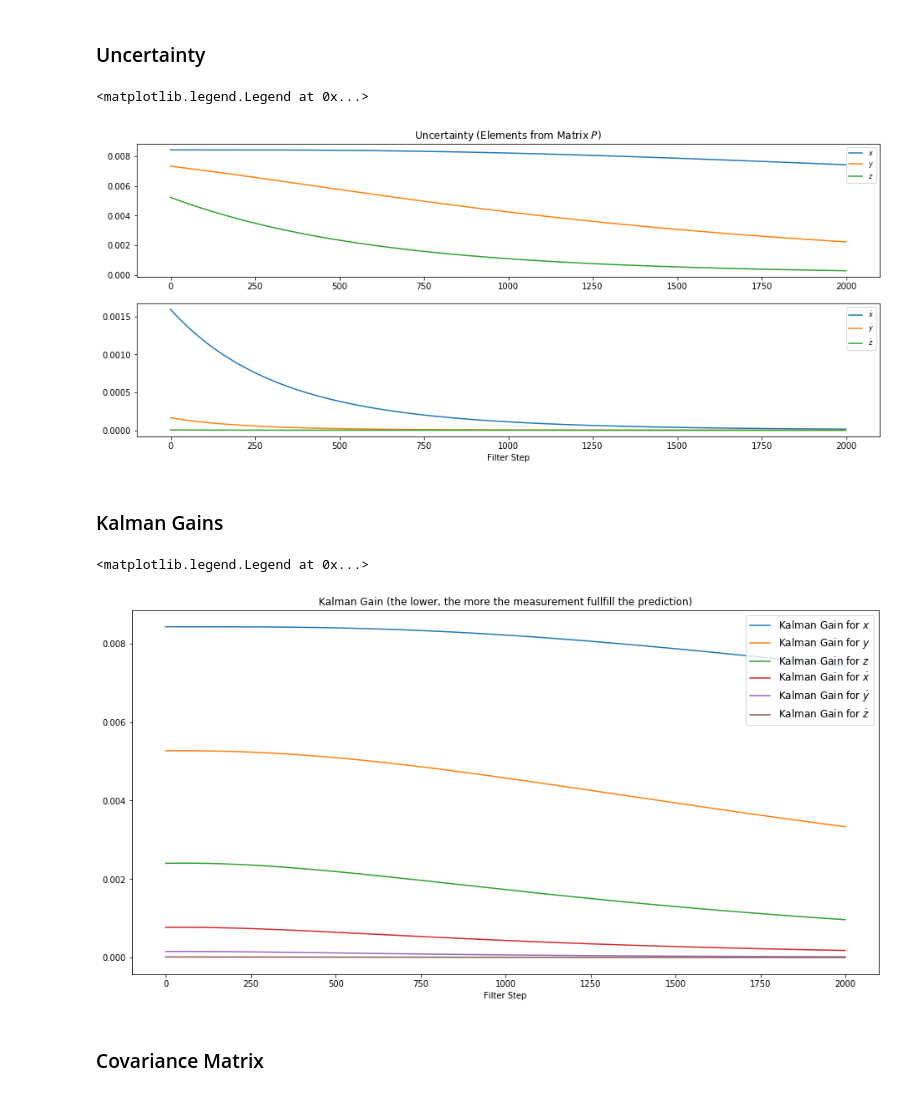
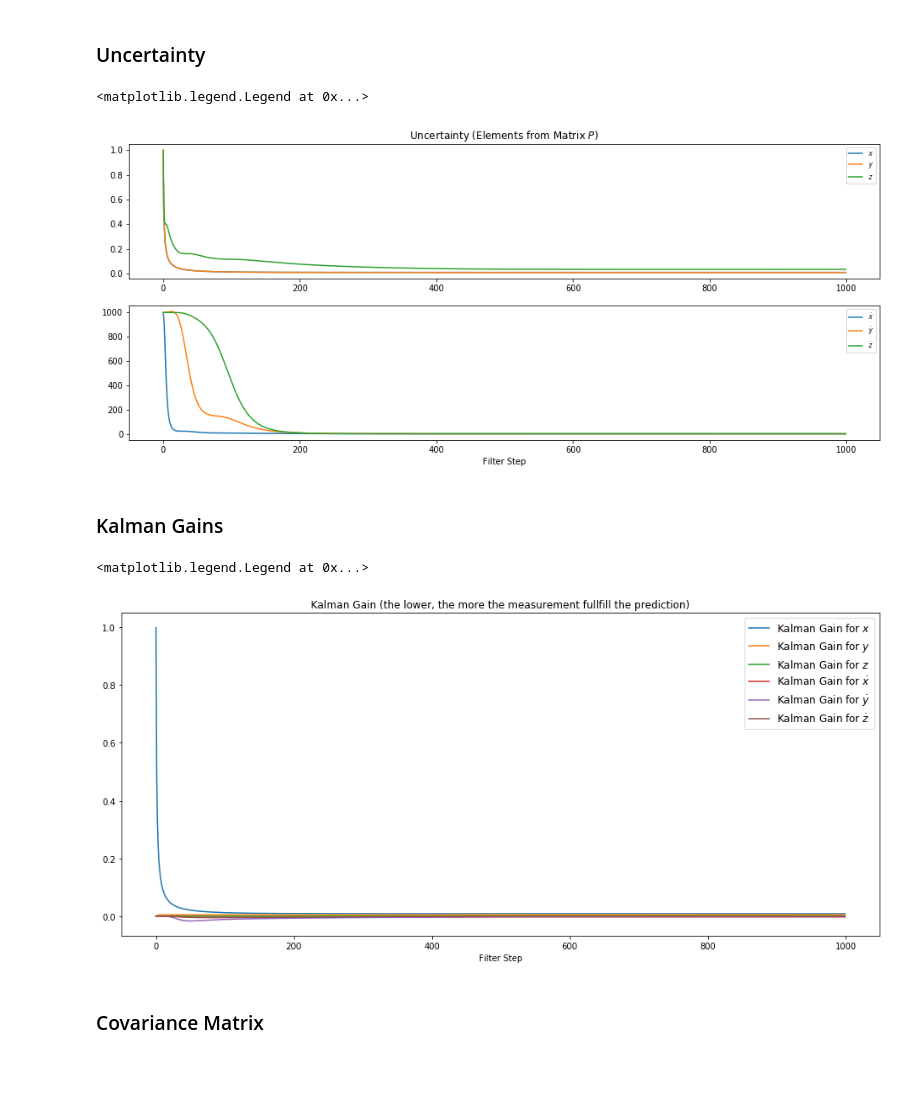
Before and after one commit to diggerdata/kolt_kalman_filter, a Jupyter notebook: Kolt-Kalman-Filter.ipynb, the cells around one changed output. Saved outputs shown, nothing was run; the diff lists cells and outputs as text; code cells hidden in the pictures; blank space fills up the shorter version.

```diff
--- a/Kolt-Kalman-Filter.ipynb
+++ b/Kolt-Kalman-Filter.ipynb
@@ -29,7 +15,7 @@ $$y = \begin{bmatrix}1 & 0 & 0 & 0 & 0 & 0 & 0 & 0 & 0 \\ 0 & 1 & 0 & 0 & 0 & 0
 # %% [markdown]
 #### Initial Uncertainty
 # %%
-P = 100.0*np.eye(6)
+P = 1000.0*np.eye(6)
 
 fig = plt.figure(figsize=(6, 6))
 im = plt.imshow(P, interpolation="none", cmap=plt.get_cmap('binary'))
@@ -130,7 +116,7 @@ Qs*Qs.T
 # %% [output]
 $$\left[\begin{matrix}0.25 \Delta t^{4} & 0.25 \Delta t^{4} & 0.25 \Delta t^{4} & 0.5 \Delta t^{3} & 0.5 \Delta t^{3} & 0.5 \Delta t^{3}\\0.25 \Delta t^{4} & 0.25 \Delta t^{4} & 0.25 \Delta t^{4} & 0.5 \Delta t^{3} & 0.5 \Delta t^{3} & 0.5 \Delta t^{3}\\0.25 \Delta t^{4} & 0.25 \Delta t^{4} & 0.25 \Delta t^{4} & 0.5 \Delta t^{3} & 0.5 \Delta t^{3} & 0.5 \Delta t^{3}\\0.5 \Delta t^{3} & 0.5 \Delta t^{3} & 0.5 \Delta t^{3} & \Delta t^{2} & \Delta t^{2} & \Delta t^{2}\\0.5 \Delta t^{3} & 0.5 \Delta t^{3} & 0.5 \Delta t^{3} & \Delta t^{2} & \Delta t^{2} & \Delta t^{2}\\0.5 \Delta t^{3} & 0.5 \Delta t^{3} & 0.5 \Delta t^{3} & \Delta t^{2} & \Delta t^{2} & \Delta t^{2}\end{matrix}\right]$$
 # %%
-sa = 0.0
+sa = 3.0
 G = np.matrix([[1/2.0*dt**2],
                [1/2.0*dt**2],
                [1/2.0*dt**2],
@@ -203,14 +189,14 @@ Create the dummy camera movement/vision data.
 # %%
 Hz = 100.0 # Frequency of Vision System
 dt = 1.0/Hz
-T = 20.0 # s measuremnt time
+T = 10.0 # s measuremnt time
 m = int(T/dt) # number of measurements
 
-px= 0.0 # x Position Start
-py= 0.0 # y Position Start
+px= 1.0 # x Position Start
+py= 2.0 # y Position Start
 pz= 0.0 # z Position Start
 
-cpx= 0.0 # x Camera Position Start
+cpx= 5.0 # x Camera Position Start
 cpy= 0.0 # y Camera Position Start
 cpz= 0.0 # z Camera Position Start
 
@@ -241,6 +227,7 @@ for i in range(int(m)):
 #     cvx = r*w*sin(i*dt*w)
 
     px = cpx - r*cos(i*dt*w1)*sin(i*dt*w2)
+    px += 5.0
     py = cpy - r*cos(i*dt*w1)*sin(i*dt*w2)
     pz = cpz - r*cos(i*dt*w1)
 
@@ -431,25 +418,25 @@ plt.ylabel('')
 plt.legend(loc='best',prop={'size':8})
 # %% [output]
 <matplotlib.legend.Legend at 0x...>
-[figure, old version]
+[figure, new version]
 # %% [markdown]
 ### Kalman Gains
 # %%
-fig = plt.figure(figsize=(16,8))
+fig = plt.figure(figsize=(16,7))
 plt.plot(range(len(measurements[0])),Kx, label='Kalman Gain for $x$')
 plt.plot(range(len(measurements[0])),Ky, label='Kalman Gain for $y$')
 plt.plot(range(len(measurements[0])),Kz, label='Kalman Gain for $z$')
 plt.plot(range(len(measurements[0])),Kdx, label='Kalman Gain for $\dot x$')
 plt.plot(range(len(measurements[0])),Kdy, label='Kalman Gain for $\dot y$')
 plt.plot(range(len(measurements[0])),Kdz, label='Kalman Gain for $\dot z$')
 
 plt.xlabel('Filter Step')
 plt.ylabel('')
 plt.title('Kalman Gain (the lower, the more the measurement fullfill the prediction)')
 plt.legend(loc='best',prop={'size':12})
 # %% [output]
 <matplotlib.legend.Legend at 0x...>
-[figure, old version]
+[figure, new version]
 # %% [markdown]
 ### Covariance Matrix
 # %%
```
Also changed, not shown: parts of 13 cells of this notebook.
